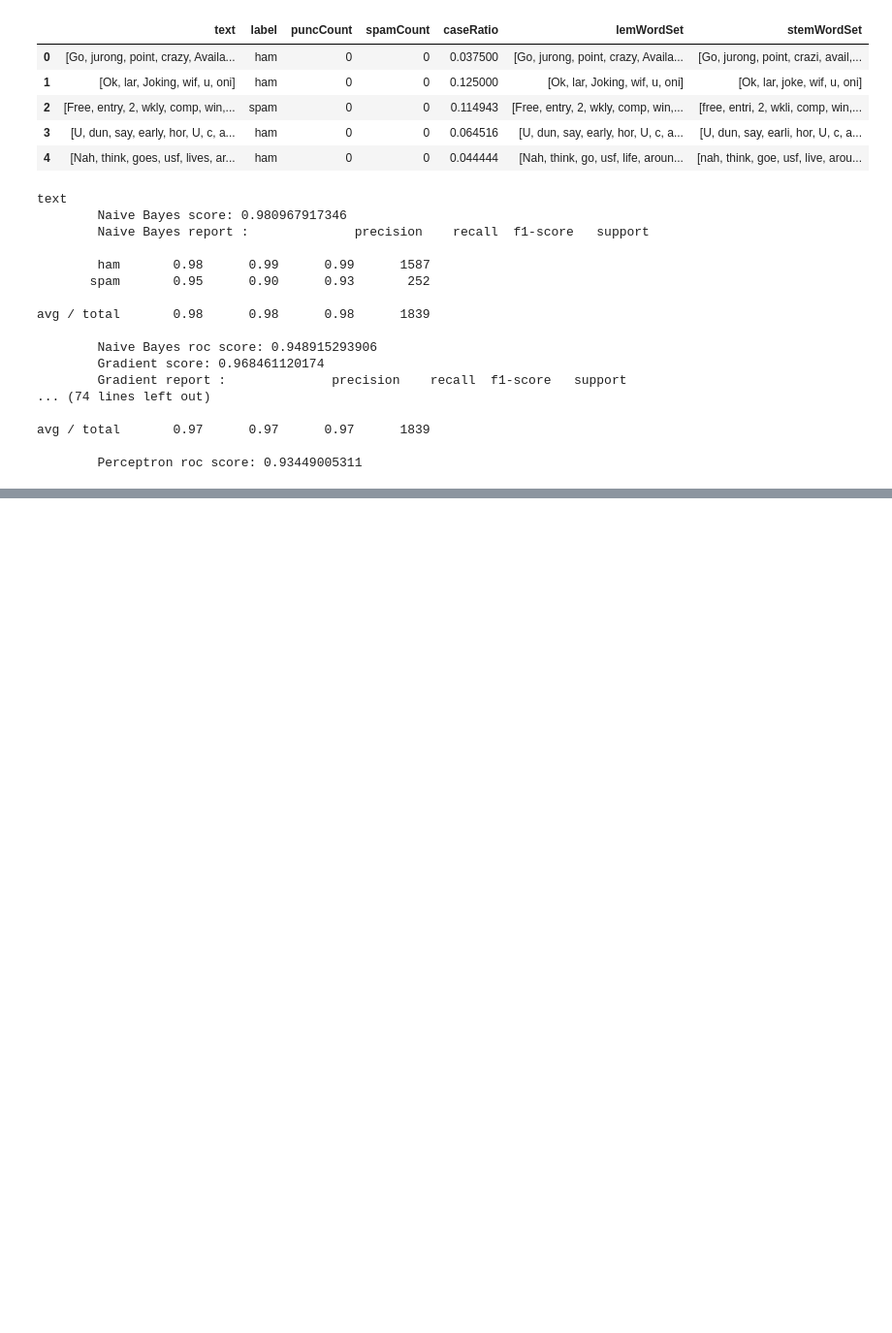
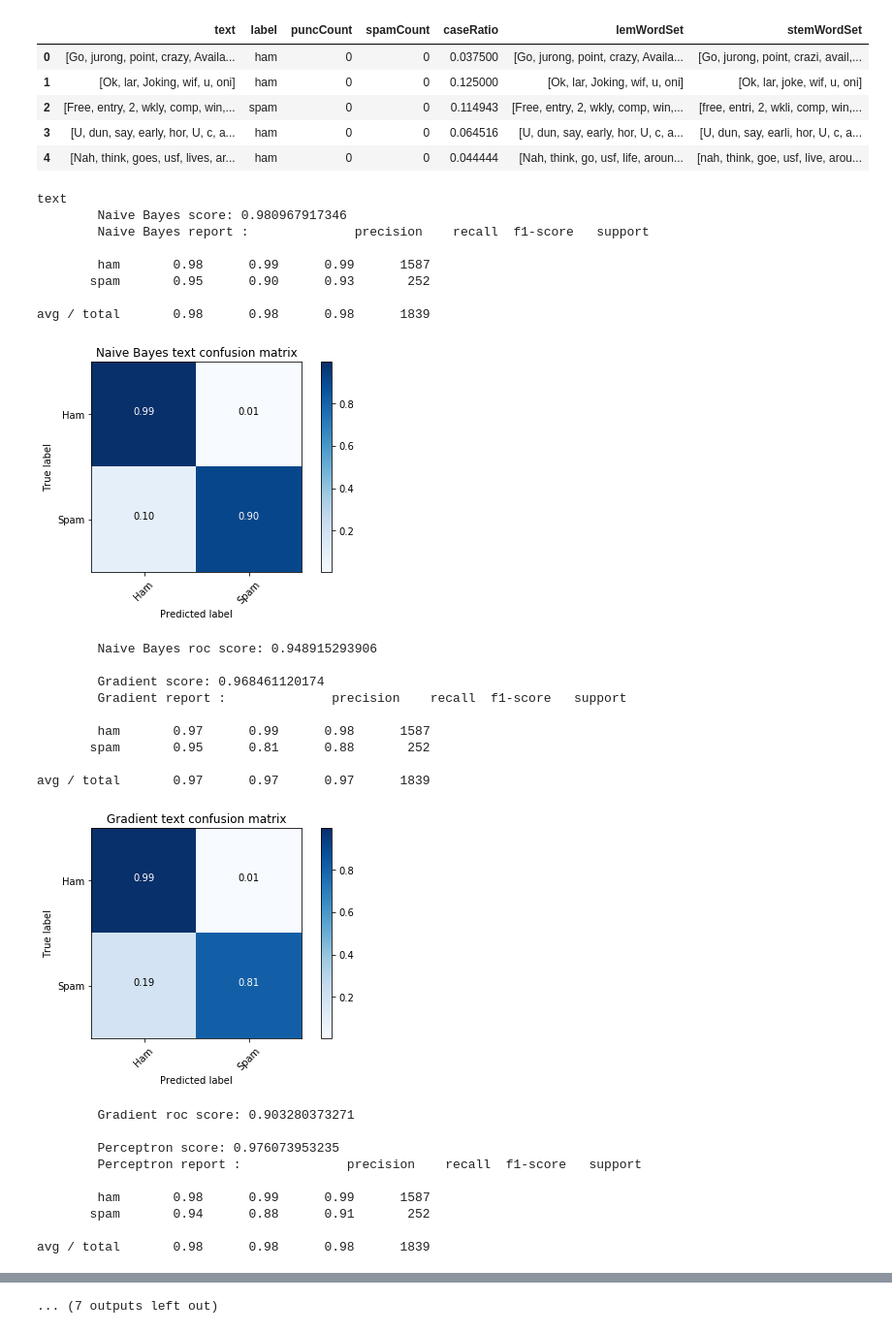
Before and after one commit to davidnyuan/SpamFilter, a Jupyter notebook: script.ipynb, the cells around one changed output, grey strips where cells are left out. Shown at 97% size. Saved outputs shown, nothing was run; the diff lists cells and outputs as text; code cells hidden in the pictures; blank space fills up the shorter version.

Commit message:
confusion matrix

```diff
--- a/script.ipynb
+++ b/script.ipynb
@@ -88,6 +92,31 @@ def stemSet(wordList):
     for word in wordList:
         wordSet.append(ps.stem(word))
     return wordSet
+# %%
+# Creates confusion matrix
+def plot_confusion_matrix(cm, classes = ['Ham', 'Spam'],
+                          title='Confusion matrix',
+                          cmap=plt.cm.Blues):
+
+    cm = cm.astype('float') / cm.sum(axis=1)[:, np.newaxis]
+
+    plt.imshow(cm, interpolation='nearest', cmap=cmap)
+    plt.title(title)
+    plt.colorbar()
+    tick_marks = np.arange(len(classes))
+    plt.xticks(tick_marks, classes, rotation=45)
+    plt.yticks(tick_marks, classes)
+
+    fmt = '.2f'
+    thresh = cm.max() / 2.
+    for i, j in itertools.product(range(cm.shape[0]), range(cm.shape[1])):
+        plt.text(j, i, format(cm[i, j], fmt),
+                 horizontalalignment="center",
+                 color="white" if cm[i, j] > thresh else "black")
+
+    plt.tight_layout()
+    plt.ylabel('True label')
+    plt.xlabel('Predicted label')
 # %%
 # Add column for number of nonstandard punctuations
 spamDf['puncCount'] = spamDf.apply(lambda row: freqOfNonstardardPunc(row['text']), axis = 1)
@@ -153,40 +182,55 @@ for column in ['text', 'lemWordSet', 'stemWordSet']:
         print('\t' + name + ' report : ' + str(classification_report(y_test, preds)))
 
 
         y = copy.deepcopy(y_test.tolist())
         p = copy.deepcopy(preds.tolist())
 
         for idx, item in enumerate(y):
             if item == 'ham':
                 y[idx] = 0
             else:
                 y[idx] = 1
 
         for idx, item in enumerate(p):
             if item == 'ham':
                 p[idx] = 0
             else:
                 p[idx] = 1
 
+        plt.figure()
+        title = name + ' ' + column + ' confusion matrix'
+        plot_confusion_matrix(confusion_matrix(y, p), title=title)
+        plt.show()
 
         # ROC AUC score
-        print('\t' + name + ' roc score: ' + str(roc_auc_score(y, p)))
+        print('\t' + name + ' roc score: ' + str(roc_auc_score(y, p)) + '\n')
     print('\n \n')
 # %% [output]
 text
         Naive Bayes score: 0.980967917346
         Naive Bayes report :              precision    recall  f1-score   support
 
         ham       0.98      0.99      0.99      1587
        spam       0.95      0.90      0.93       252
 
 avg / total       0.98      0.98      0.98      1839
-
-        Naive Bayes roc score: 0.948915293906
-        Gradient score: 0.968461120174
-        Gradient report :              precision    recall  f1-score   support
-... (74 lines left out)
-
-avg / total       0.97      0.97      0.97      1839
-
-        Perceptron roc score: 0.93449005311
+[figure, added]
+        Naive Bayes roc score: 0.948915293906
+
+        Gradient score: 0.968461120174
+        Gradient report :              precision    recall  f1-score   support
+
+        ham       0.97      0.99      0.98      1587
+       spam       0.95      0.81      0.88       252
+
+avg / total       0.97      0.97      0.97      1839
+[figure, added]
+        Gradient roc score: 0.903280373271
+
+        Perceptron score: 0.976073953235
+        Perceptron report :              precision    recall  f1-score   support
+
+        ham       0.98      0.99      0.99      1587
+       spam       0.94      0.88      0.91       252
+
+avg / total       0.98      0.98      0.98      1839
@@ -192,0 +272 @@ avg / total       0.97      0.97      0.97      1839
+... (7 outputs left out)
```
Also changed, not shown: parts of 3 cells of this notebook.
